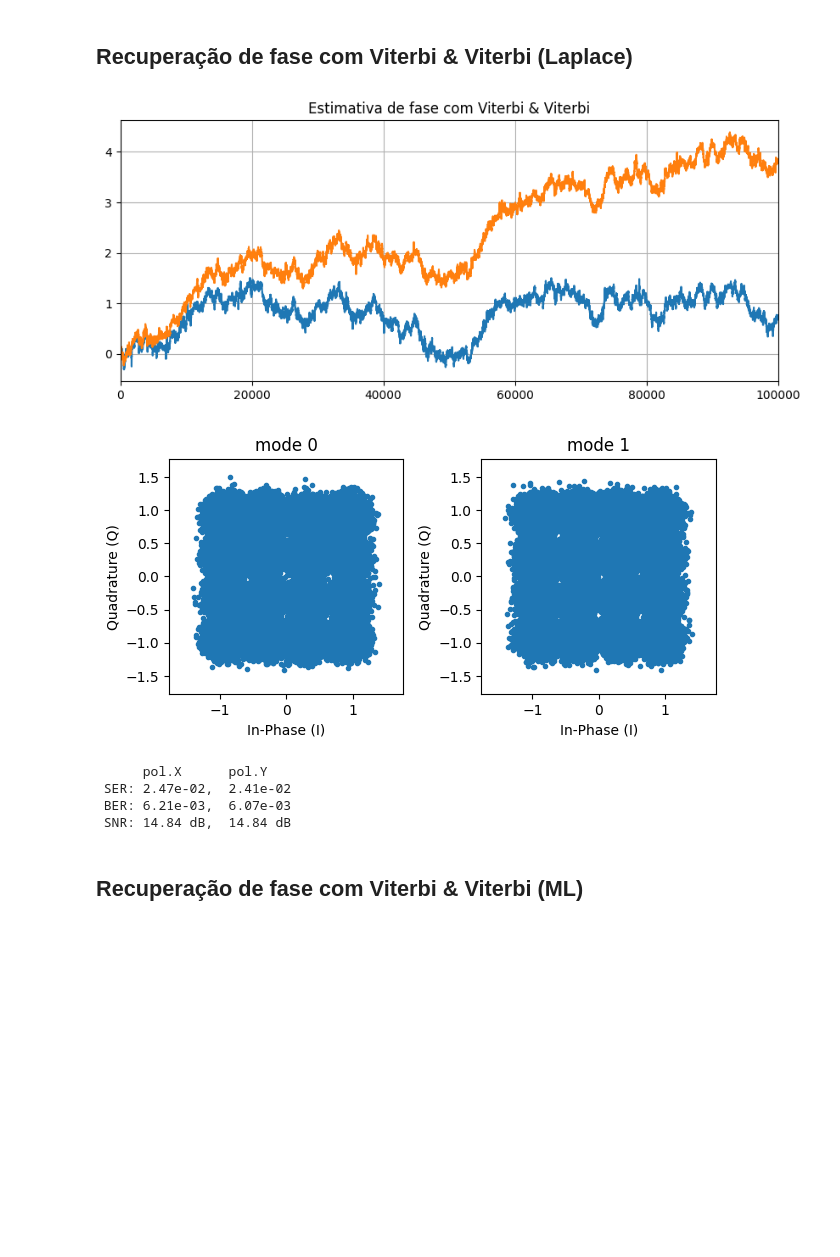
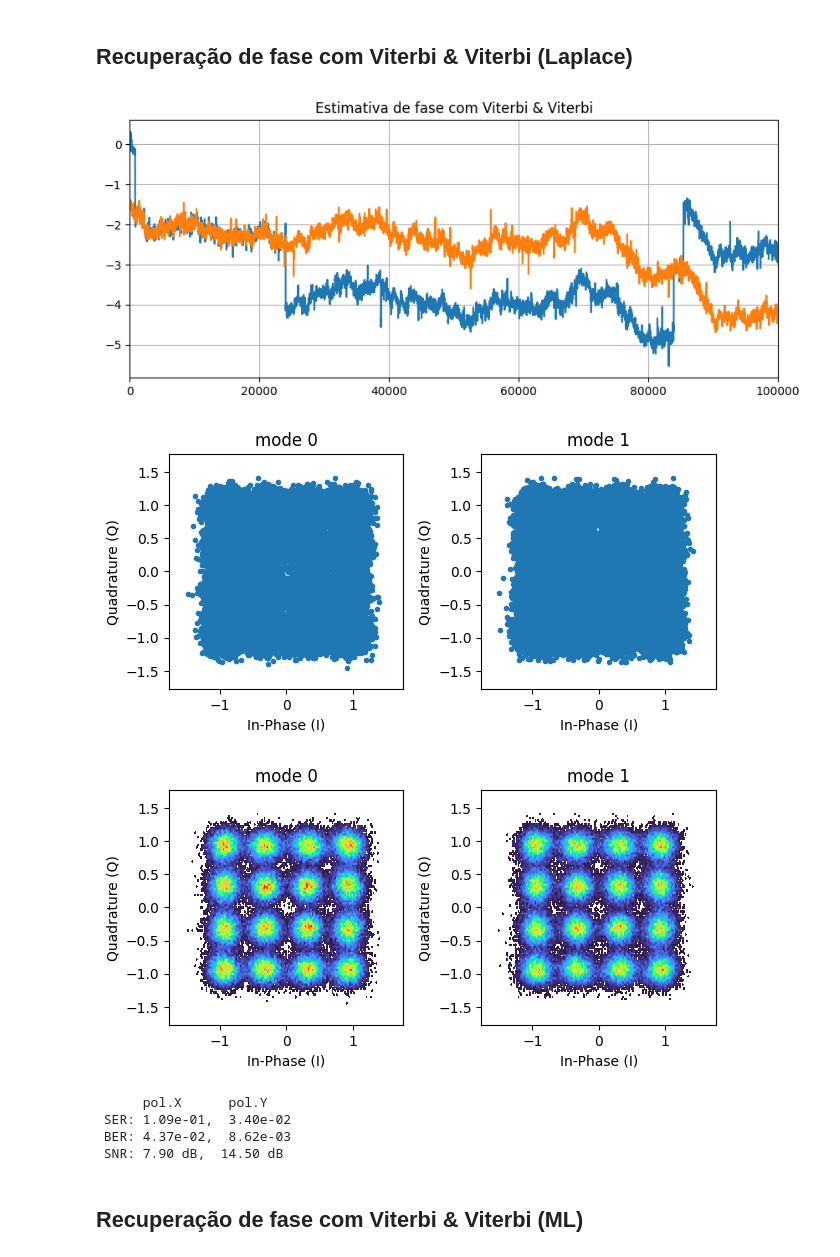
Before and after one commit to silasabs/CoherentOptics, a Jupyter notebook: examples/Carrier Recovery.ipynb, the cells around one changed output. Saved outputs shown, nothing was run; the diff lists cells and outputs as text; code cells hidden in the pictures; blank space fills up the shorter version.

```diff
--- a/examples/Carrier Recovery.ipynb
+++ b/examples/Carrier Recovery.ipynb
@@ -418,7 +418,7 @@ def movingAverage(x, N=45, alpha=0.03, H=None, window='constant'):
 
 Implementação utilizando uma janela baseada na distribuição de laplace.
 # %%
-def laplaceViterbiCPR(sigRx, alpha=0.03, N=85, M=4):
+def laplaceViterbiCPR(sigRx, alpha=0.03, weight='constant', N=85, M=4):
     """
     Recupera a fase da portadora com o algoritmo Virterbi & Viterbi considerando
     uma janela laplaciana.
@@ -430,6 +430,9 @@ def laplaceViterbiCPR(sigRx, alpha=0.03, N=85, M=4):
 
     alpha : float
         Parâmetro de dispersão da distribuição de Laplace, by default 0.03
+
+    weight : str
+        Defina os coeficientes da janela do filtro.
 
     N : int, optional
         Comprimento do filtro, by default 85
@@ -444,7 +447,7 @@ def laplaceViterbiCPR(sigRx, alpha=0.03, N=85, M=4):
         phiTime (np.array): Estimativa de fase em cada modo.
     """
 
-    phiTime = np.unwrap(np.angle(movingAverage(sigRx**M, N, alpha, window='laplacian')) / M - np.pi/M, \
+    phiTime = np.unwrap(np.angle(movingAverage(sigRx**M, N, alpha, window = weight)) / M - np.pi/M, \
                         period=2*np.pi/M, axis=0)
 
     # compensa o ruído de fase
@@ -778,33 +781,35 @@ plt.grid()
 ## Recuperação de fase com Viterbi & Viterbi (Laplace)
 # %%
 # recupera a fase da portadora utilizando o algoritmo de viterbi&viterbi
-sigRxCPR, phi = laplaceViterbiCPR(sigRxFOE, alpha=0, N = N)
+sigRxCPR, phi = laplaceViterbiCPR(sigRxFOE, N=N)
 
 plt.figure(figsize=(10, 4))
 plt.title('Estimativa de fase com Viterbi & Viterbi')
 plt.plot(phi, '-')
 plt.xlim(0, len(phi))
 plt.grid();
 
 discard = 20000
 
 # obtem a nova constelação com referência de fase
 pconst(sigRxCPR[discard:], pType='fast')
+pconst(sigRxCPR[discard:])
 
 ind = np.arange(discard, d.shape[0]-discard)
 BER, SER, SNR = fastBERcalc(sigRxCPR[ind,:], d[ind,:], paramTx.M, paramTx.constType)
 
 print('      pol.X      pol.Y      ')
 print(' SER: %.2e,  %.2e'%(SER[0], SER[1]))
 print(' BER: %.2e,  %.2e'%(BER[0], BER[1]))
 print(' SNR: %.2f dB,  %.2f dB'%(SNR[0], SNR[1]))
 # %% [output]
-[figure, old version]
+[figure, new version]
-[figure, old version]
+[figure, new version]
+[figure, added]
       pol.X      pol.Y
- SER: 2.47e-02,  2.41e-02
- BER: 6.21e-03,  6.07e-03
- SNR: 14.84 dB,  14.84 dB
+ SER: 1.09e-01,  3.40e-02
+ BER: 4.37e-02,  8.62e-03
+ SNR: 7.90 dB,  14.50 dB
 # %% [markdown]
 ## Recuperação de fase com Viterbi & Viterbi (ML)
 # %%
```
Also changed, not shown: parts of 5 cells of this notebook.
